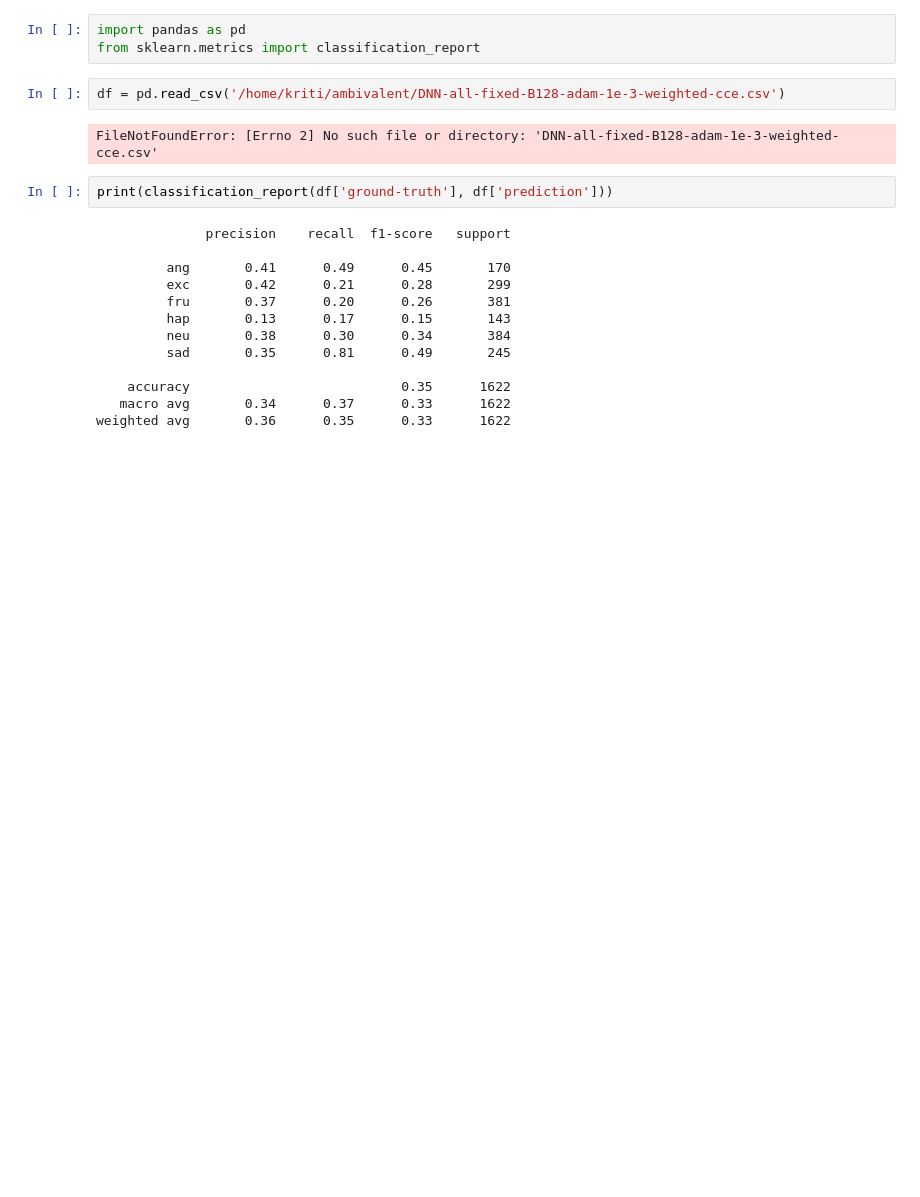
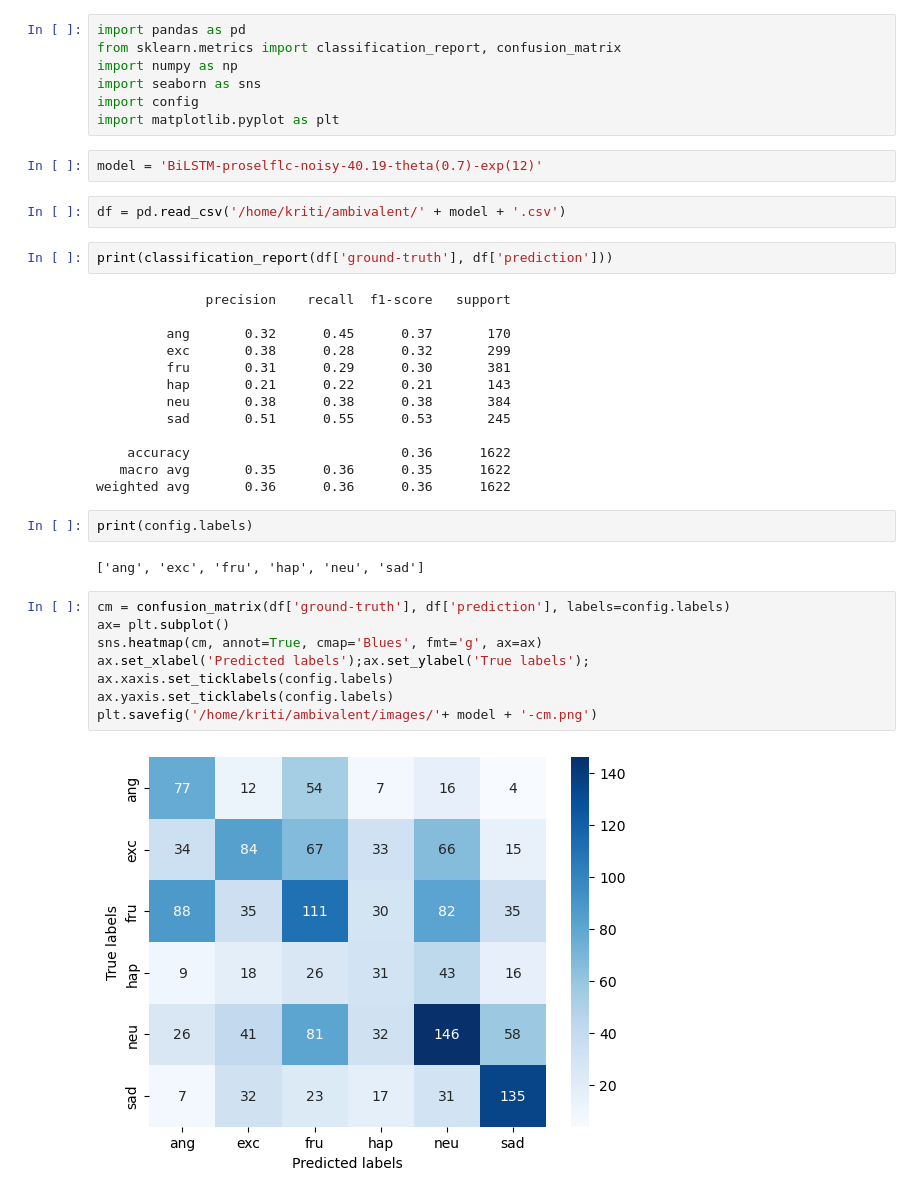
Before and after one commit to kritianandan98/ambivalent, a Jupyter notebook: src/results_analysis.ipynb, the cells around one changed output. Saved outputs shown, nothing was run; the diff lists cells and outputs as text; blank space fills up the shorter version.

```diff
--- a/src/results_analysis.ipynb
+++ b/src/results_analysis.ipynb
@@ -1,22 +1,40 @@
 # %%
 import pandas as pd
-from sklearn.metrics import classification_report
+from sklearn.metrics import classification_report, confusion_matrix
+import numpy as np
+import seaborn as sns
+import config
+import matplotlib.pyplot as plt
+# %%
+model = 'BiLSTM-proselflc-noisy-40.19-theta(0.7)-exp(12)'
 # %%
-df = pd.read_csv('/home/kriti/ambivalent/DNN-all-fixed-B128-adam-1e-3-weighted-cce.csv')
+df = pd.read_csv('/home/kriti/ambivalent/' + model + '.csv')
-# %% [output]
-FileNotFoundError: [Errno 2] No such file or directory: 'DNN-all-fixed-B128-adam-1e-3-weighted-cce.csv'
 # %%
 print(classification_report(df['ground-truth'], df['prediction']))
 # %% [output]
               precision    recall  f1-score   support
 
-         ang       0.41      0.49      0.45       170
-         exc       0.42      0.21      0.28       299
-         fru       0.37      0.20      0.26       381
-         hap       0.13      0.17      0.15       143
-         neu       0.38      0.30      0.34       384
-         sad       0.35      0.81      0.49       245
+         ang       0.32      0.45      0.37       170
+         exc       0.38      0.28      0.32       299
+         fru       0.31      0.29      0.30       381
+         hap       0.21      0.22      0.21       143
+         neu       0.38      0.38      0.38       384
+         sad       0.51      0.55      0.53       245
 
-    accuracy                           0.35      1622
-   macro avg       0.34      0.37      0.33      1622
-weighted avg       0.36      0.35      0.33      1622
+    accuracy                           0.36      1622
+   macro avg       0.35      0.36      0.35      1622
+weighted avg       0.36      0.36      0.36      1622
+# %%
+print(config.labels)
+# %% [output]
+['ang', 'exc', 'fru', 'hap', 'neu', 'sad']
+# %%
+cm = confusion_matrix(df['ground-truth'], df['prediction'], labels=config.labels)
+ax= plt.subplot()
+sns.heatmap(cm, annot=True, cmap='Blues', fmt='g', ax=ax)
+ax.set_xlabel('Predicted labels');ax.set_ylabel('True labels');
+ax.xaxis.set_ticklabels(config.labels)
+ax.yaxis.set_ticklabels(config.labels)
+plt.savefig('/home/kriti/ambivalent/images/'+ model + '-cm.png')
+# %% [output]
+[figure, added]
```
Also changed, not shown: parts of 7 cells of this notebook, 12 other files.
